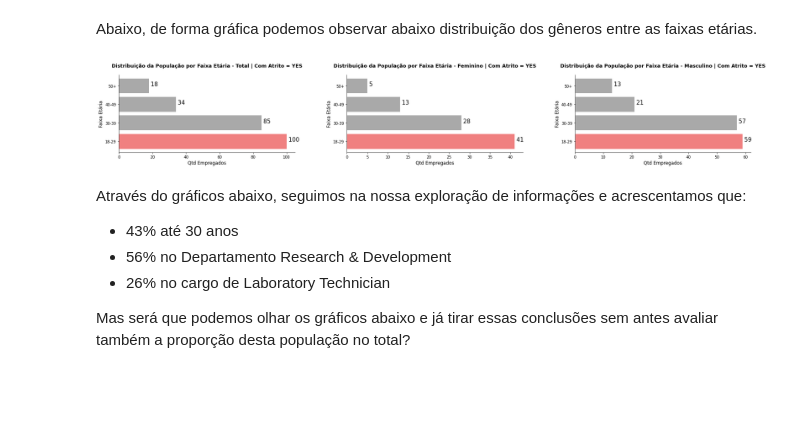
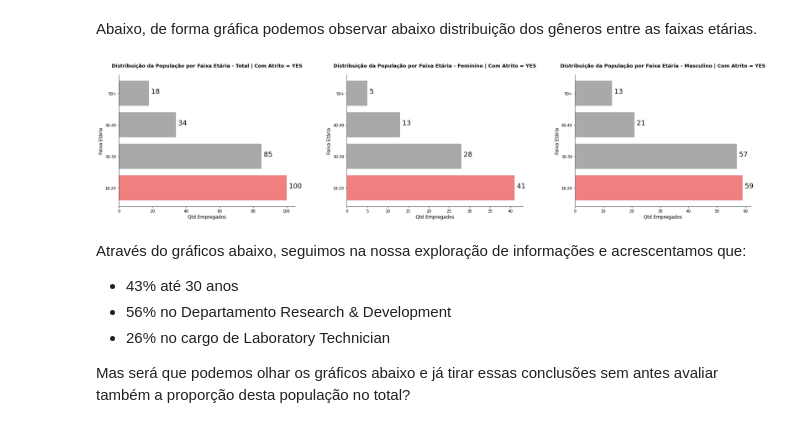
Before and after one commit to ellenrpaes/Data_Science_Projects, a Jupyter notebook: Desafio_Data_Science_para_RH.ipynb, the cells around one changed output. Drawn from its saved outputs; the diff is of its cells as text; code cells hidden in the pictures; blank space fills up the shorter version.

```diff
--- a/Desafio_Data_Science_para_RH.ipynb
+++ b/Desafio_Data_Science_para_RH.ipynb
@@ -181,37 +182,37 @@ Quadro Resumo sobre perfil etário e gênero da população Geral da Empresa
 # %% [markdown]
 Abaixo, de forma gráfica podemos observar abaixo a distribuição dos gêneros entre as faixas etárias.
 # %%
-fig, (ax1, ax2, ax3) = plt.subplots(nrows=1, ncols=3, figsize=(25, 4))
+fig, (ax1, ax2, ax3) = plt.subplots(nrows=1, ncols=3, figsize=(25, 6))
 
 x1 = ['18-29','30-39','40-49','50+']
 z1 = df_pyramid_2['Total']
-ax1.set_title('Distribuição da População por Faixa Etária - Total', fontsize=13, fontweight='bold',pad=20)
+ax1.set_title('Distribuição da População por Faixa Etária - Total', fontsize=15, fontweight='bold',pad=20)
 ax1.set_xlabel('Qtd Empregados', fontsize=12)
 ax1.set_ylabel('Faixa Etária', fontsize=12)
 clrs = ['darkgray' if (x < max(z1)) else 'lightcoral' for x in z1 ]
 ax1.barh(x1, z1, color=clrs)
 for i, v in enumerate(z1):
-    ax1.text(v, i, " "+str(v), color='black', fontsize = 15)
+    ax1.text(v, i, " "+str(v), color='black', fontsize = 18)
 
 x2 = ['18-29','30-39','40-49','50+']
 z2 = df_pyramid_2['Female']
-ax2.set_title('Distribuição da População por Faixa Etária - Feminino', fontsize=13, fontweight='bold',pad=20)
+ax2.set_title('Distribuição da População por Faixa Etária - Feminino', fontsize=15, fontweight='bold',pad=20)
 ax2.set_xlabel('Qtd Empregados', fontsize=12)
 ax2.set_ylabel('Faixa Etária', fontsize=12)
 clrs = ['darkgray' if (x < max(z2)) else 'lightcoral' for x in z2 ]
 ax2.barh(x2, z2, color=clrs)
 for i, v in enumerate(z2):
-    ax2.text(v, i, " "+str(v), color='black', fontsize = 15)
+    ax2.text(v, i, " "+str(v), color='black', fontsize = 18)
 
 x3 = ['18-29','30-39','40-49','50+']
 z3 = df_pyramid_2['Male']
-ax3.set_title('Distribuição da População por Faixa Etária - Masculino', fontsize=13, fontweight='bold',pad=20)
+ax3.set_title('Distribuição da População por Faixa Etária - Masculino', fontsize=15, fontweight='bold',pad=20)
 ax3.set_xlabel('Qtd Empregados', fontsize=12)
 ax3.set_ylabel('Faixa Etária', fontsize=12)
 clrs = ['darkgray' if (x < max(z3)) else 'lightcoral' for x in z3 ]
 ax3.barh(x3, z3, color = clrs)
 for i, v in enumerate(z3):
-    ax3.text(v, i, " "+str(v), color='black', fontsize = 15)
+    ax3.text(v, i, " "+str(v), color='black', fontsize = 18)
 
 sns.despine(fig)
 plt.tight_layout()
@@ -246,43 +247,43 @@ df_yes_2.head()
 # %% [markdown]
 Abaixo, de forma gráfica podemos observar abaixo distribuição dos gêneros entre as faixas etárias.
 # %%
-fig, (ax4, ax5, ax6) = plt.subplots(nrows=1, ncols=3, figsize=(25, 4))
+fig, (ax4, ax5, ax6) = plt.subplots(nrows=1, ncols=3, figsize=(25, 6))
 
 x4 = ['18-29','30-39','40-49','50+']
 z4 = df_yes_2['Total']
 ax4.set_title('Distribuição da População por Faixa Etária - Total | Com Atrito = YES', fontsize=13, fontweight='bold',pad=20)
 ax4.set_xlabel('Qtd Empregados', fontsize=12)
 ax4.set_ylabel('Faixa Etária', fontsize=12)
 clrs = ['darkgray' if (x < max(z4)) else 'lightcoral' for x in z4 ]
 ax4.barh(x4, z4, color=clrs)
 for i, v in enumerate(z4):
-    ax4.text(v, i, " "+str(v), color='black', fontsize = 15)
+    ax4.text(v, i, " "+str(v), color='black', fontsize = 18)
 
 x5 = ['18-29','30-39','40-49','50+']
 z5 = df_yes_2['Female']
 ax5.set_title('Distribuição da População por Faixa Etária - Feminino | Com Atrito = YES', fontsize=13, fontweight='bold',pad=20)
 ax5.set_xlabel('Qtd Empregados', fontsize=12)
 ax5.set_ylabel('Faixa Etária', fontsize=12)
 clrs = ['darkgray' if (x < max(z5)) else 'lightcoral' for x in z5 ]
 ax5.barh(x5, z5, color=clrs)
 for i, v in enumerate(z5):
-    ax5.text(v, i, " "+str(v), color='black', fontsize = 15)
+    ax5.text(v, i, " "+str(v), color='black', fontsize = 18)
 
 x6 = ['18-29','30-39','40-49','50+']
 z6 = df_yes_2['Male']
 ax6.set_title('Distribuição da População por Faixa Etária - Masculino | Com Atrito = YES', fontsize=13, fontweight='bold',pad=20)
 ax6.set_xlabel('Qtd Empregados', fontsize=12)
 ax6.set_ylabel('Faixa Etária', fontsize=12)
 clrs = ['darkgray' if (x < max(z6)) else 'lightcoral' for x in z6 ]
 ax6.barh(x6, z6, color=clrs)
 for i, v in enumerate(z6):
-    ax6.text(v, i, " "+str(v), color='black', fontsize = 15)
+    ax6.text(v, i, " "+str(v), color='black', fontsize = 18)
 
 sns.despine(fig)
 plt.tight_layout()
 plt.show()
 # %% [output]
-[figure, old version]
+[figure, new version]
 # %% [markdown]
 Através do gráficos abaixo, seguimos na nossa exploração de informações e acrescentamos que:
 
```
Also changed, not shown: parts of 18 cells of this notebook.
